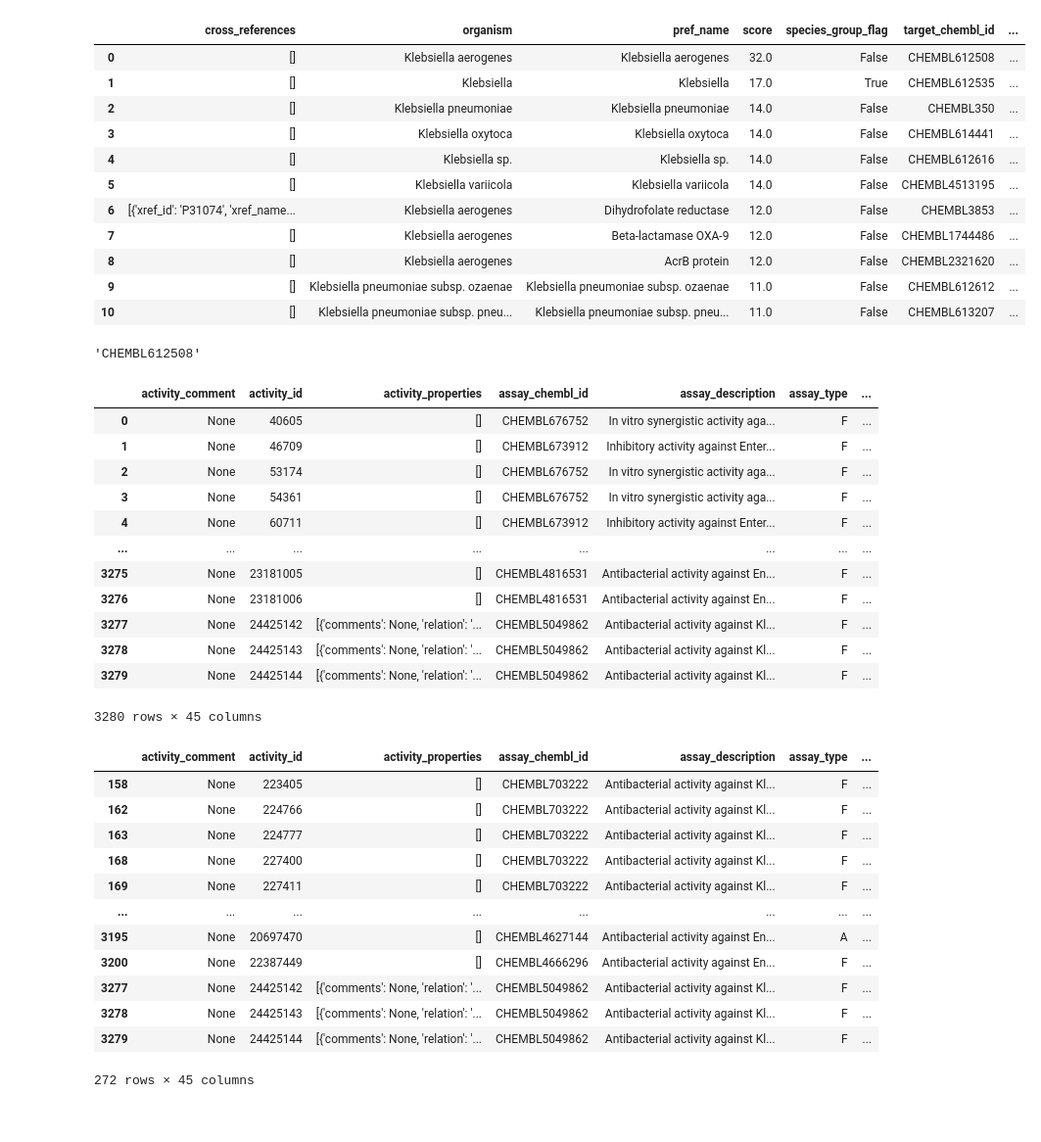
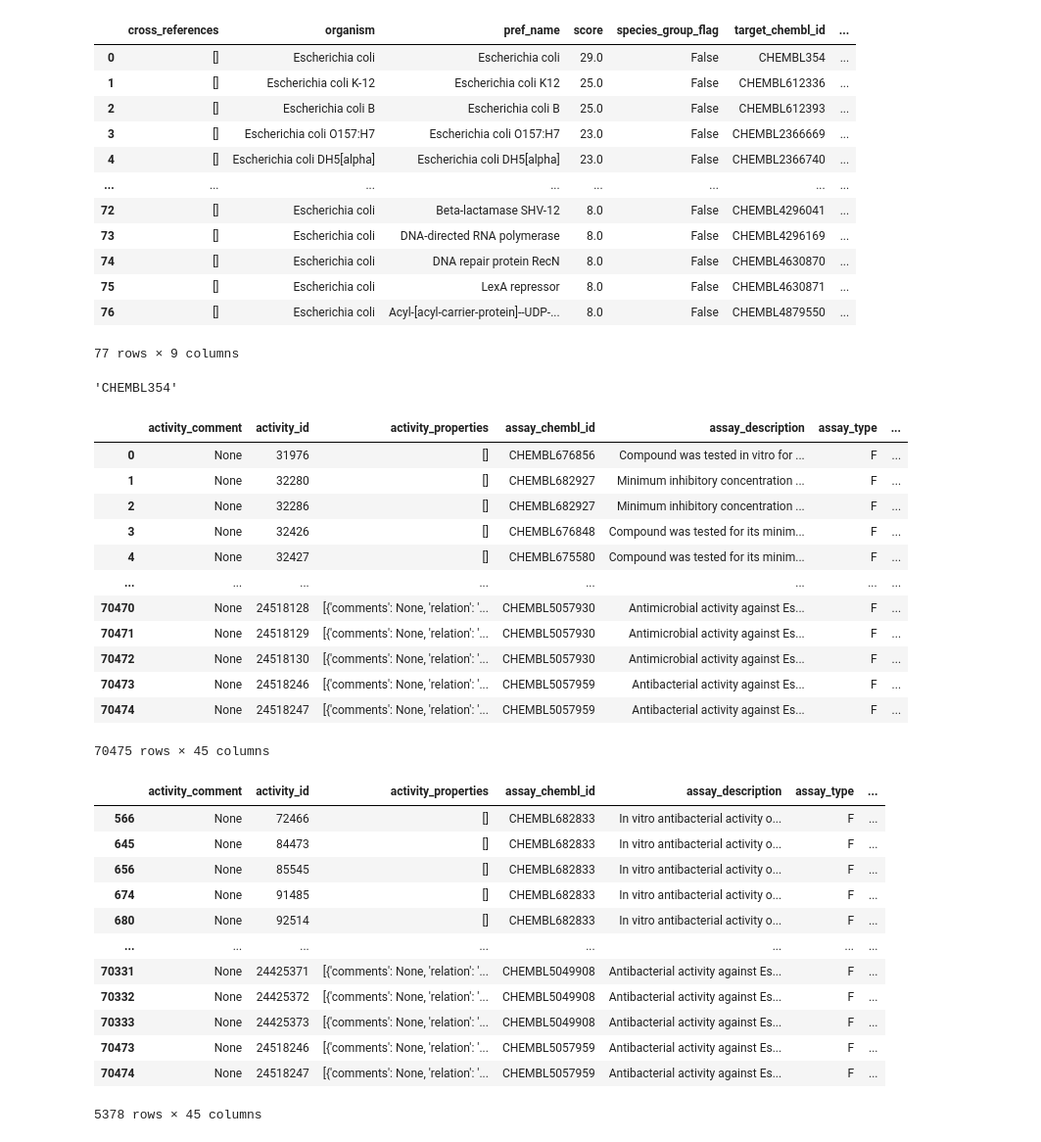
Before and after one commit to Jahan08/hERG-web-app, a Jupyter notebook: Retrieve-Data-AB-GN.ipynb, the cells around one changed output. Shown at 98% size. Cells and saved outputs as stored; diff of their text form; code cells hidden in the pictures.

```diff
--- a/Retrieve-Data-AB-GN.ipynb
+++ b/Retrieve-Data-AB-GN.ipynb
@@ -25,27 +25,28 @@ import pandas as pd
 from chembl_webresource_client.new_client import new_client
 # %%
 target = new_client.target
-target_query = target.search('Klebsiella aerogenes')
+target_query = target.search('Escherichia coli')
 targets = pd.DataFrame.from_dict(target_query)
 targets
 # %% [output]
 |  | cross_references | organism | pref_name | score | species_group_flag | target_chembl_id | ... |
-| 0 | [] | Klebsiella aerogenes | Klebsiella aerogenes | 32.0 | False | CHEMBL612508 | ... |
-| 1 | [] | Klebsiella | Klebsiella | 17.0 | True | CHEMBL612535 | ... |
-| 2 | [] | Klebsiella pneumoniae | Klebsiella pneumoniae | 14.0 | False | CHEMBL350 | ... |
-| 3 | [] | Klebsiella oxytoca | Klebsiella oxytoca | 14.0 | False | CHEMBL614441 | ... |
-| 4 | [] | Klebsiella sp. | Klebsiella sp. | 14.0 | False | CHEMBL612616 | ... |
-| 5 | [] | Klebsiella variicola | Klebsiella variicola | 14.0 | False | CHEMBL4513195 | ... |
-| 6 | [{'xref_id': 'P31074', 'xref_name... | Klebsiella aerogenes | Dihydrofolate reductase | 12.0 | False | CHEMBL3853 | ... |
-| 7 | [] | Klebsiella aerogenes | Beta-lactamase OXA-9 | 12.0 | False | CHEMBL1744486 | ... |
-| 8 | [] | Klebsiella aerogenes | AcrB protein | 12.0 | False | CHEMBL2321620 | ... |
-| 9 | [] | Klebsiella pneumoniae subsp. ozaenae | Klebsiella pneumoniae subsp. ozaenae | 11.0 | False | CHEMBL612612 | ... |
-| 10 | [] | Klebsiella pneumoniae subsp. pneu... | Klebsiella pneumoniae subsp. pneu... | 11.0 | False | CHEMBL613207 | ... |
+| 0 | [] | Escherichia coli | Escherichia coli | 29.0 | False | CHEMBL354 | ... |
+| 1 | [] | Escherichia coli K-12 | Escherichia coli K12 | 25.0 | False | CHEMBL612336 | ... |
+| 2 | [] | Escherichia coli B | Escherichia coli B | 25.0 | False | CHEMBL612393 | ... |
+| 3 | [] | Escherichia coli O157:H7 | Escherichia coli O157:H7 | 23.0 | False | CHEMBL2366669 | ... |
+| 4 | [] | Escherichia coli DH5[alpha] | Escherichia coli DH5[alpha] | 23.0 | False | CHEMBL2366740 | ... |
+| ... | ... | ... | ... | ... | ... | ... | ... |
+| 72 | [] | Escherichia coli | Beta-lactamase SHV-12 | 8.0 | False | CHEMBL4296041 | ... |
+| 73 | [] | Escherichia coli | DNA-directed RNA polymerase | 8.0 | False | CHEMBL4296169 | ... |
+| 74 | [] | Escherichia coli | DNA repair protein RecN | 8.0 | False | CHEMBL4630870 | ... |
+| 75 | [] | Escherichia coli | LexA repressor | 8.0 | False | CHEMBL4630871 | ... |
+| 76 | [] | Escherichia coli | Acyl-[acyl-carrier-protein]--UDP-... | 8.0 | False | CHEMBL4879550 | ... |
+77 rows × 9 columns
 # %%
 selected_target = targets.target_chembl_id[0]
 selected_target
 # %% [output]
-'CHEMBL612508'
+'CHEMBL354'
 # %%
 activity = new_client.activity
 res = activity.filter(target_chembl_id=selected_target).filter(standard_type="MIC")
@@ -54,18 +55,18 @@ df = pd.DataFrame.from_dict(res)
 df
 # %% [output]
 |  | activity_comment | activity_id | activity_properties | assay_chembl_id | assay_description | assay_type | ... |
-| 0 | None | 40605 | [] | CHEMBL676752 | In vitro synergistic activity aga... | F | ... |
-| 1 | None | 46709 | [] | CHEMBL673912 | Inhibitory activity against Enter... | F | ... |
-| 2 | None | 53174 | [] | CHEMBL676752 | In vitro synergistic activity aga... | F | ... |
-| 3 | None | 54361 | [] | CHEMBL676752 | In vitro synergistic activity aga... | F | ... |
-| 4 | None | 60711 | [] | CHEMBL673912 | Inhibitory activity against Enter... | F | ... |
+| 0 | None | 31976 | [] | CHEMBL676856 | Compound was tested in vitro for ... | F | ... |
+| 1 | None | 32280 | [] | CHEMBL682927 | Minimum inhibitory concentration ... | F | ... |
+| 2 | None | 32286 | [] | CHEMBL682927 | Minimum inhibitory concentration ... | F | ... |
+| 3 | None | 32426 | [] | CHEMBL676848 | Compound was tested for its minim... | F | ... |
+| 4 | None | 32427 | [] | CHEMBL675580 | Compound was tested for its minim... | F | ... |
 | ... | ... | ... | ... | ... | ... | ... | ... |
-| 3275 | None | 23181005 | [] | CHEMBL4816531 | Antibacterial activity against En... | F | ... |
-| 3276 | None | 23181006 | [] | CHEMBL4816531 | Antibacterial activity against En... | F | ... |
-| 3277 | None | 24425142 | [{'comments': None, 'relation': '... | CHEMBL5049862 | Antibacterial activity against Kl... | F | ... |
-| 3278 | None | 24425143 | [{'comments': None, 'relation': '... | CHEMBL5049862 | Antibacterial activity against Kl... | F | ... |
-| 3279 | None | 24425144 | [{'comments': None, 'relation': '... | CHEMBL5049862 | Antibacterial activity against Kl... | F | ... |
+| 70470 | None | 24518128 | [{'comments': None, 'relation': '... | CHEMBL5057930 | Antimicrobial activity against Es... | F | ... |
+| 70471 | None | 24518129 | [{'comments': None, 'relation': '... | CHEMBL5057930 | Antimicrobial activity against Es... | F | ... |
+| 70472 | None | 24518130 | [{'comments': None, 'relation': '... | CHEMBL5057930 | Antimicrobial activity against Es... | F | ... |
+| 70473 | None | 24518246 | [{'comments': None, 'relation': '... | CHEMBL5057959 | Antibacterial activity against Es... | F | ... |
+| 70474 | None | 24518247 | [{'comments': None, 'relation': '... | CHEMBL5057959 | Antibacterial activity against Es... | F | ... |
-3280 rows × 45 columns
+70475 rows × 45 columns
 # %%
 # considering nM unit for MIC
 #df = df[(df['standard_type'] == 'GI50')]
@@ -78,18 +79,18 @@ df = df[df.standard_value.notna()]
 df
 # %% [output]
 |  | activity_comment | activity_id | activity_properties | assay_chembl_id | assay_description | assay_type | ... |
-| 158 | None | 223405 | [] | CHEMBL703222 | Antibacterial activity against Kl... | F | ... |
-| 162 | None | 224766 | [] | CHEMBL703222 | Antibacterial activity against Kl... | F | ... |
-| 163 | None | 224777 | [] | CHEMBL703222 | Antibacterial activity against Kl... | F | ... |
-| 168 | None | 227400 | [] | CHEMBL703222 | Antibacterial activity against Kl... | F | ... |
-| 169 | None | 227411 | [] | CHEMBL703222 | Antibacterial activity against Kl... | F | ... |
+| 566 | None | 72466 | [] | CHEMBL682833 | In vitro antibacterial activity o... | F | ... |
+| 645 | None | 84473 | [] | CHEMBL682833 | In vitro antibacterial activity o... | F | ... |
+| 656 | None | 85545 | [] | CHEMBL682833 | In vitro antibacterial activity o... | F | ... |
+| 674 | None | 91485 | [] | CHEMBL682833 | In vitro antibacterial activity o... | F | ... |
+| 680 | None | 92514 | [] | CHEMBL682833 | In vitro antibacterial activity o... | F | ... |
 | ... | ... | ... | ... | ... | ... | ... | ... |
-| 3195 | None | 20697470 | [] | CHEMBL4627144 | Antibacterial activity against En... | A | ... |
-| 3200 | None | 22387449 | [] | CHEMBL4666296 | Antibacterial activity against En... | F | ... |
-| 3277 | None | 24425142 | [{'comments': None, 'relation': '... | CHEMBL5049862 | Antibacterial activity against Kl... | F | ... |
-| 3278 | None | 24425143 | [{'comments': None, 'relation': '... | CHEMBL5049862 | Antibacterial activity against Kl... | F | ... |
-| 3279 | None | 24425144 | [{'comments': None, 'relation': '... | CHEMBL5049862 | Antibacterial activity against Kl... | F | ... |
+| 70331 | None | 24425371 | [{'comments': None, 'relation': '... | CHEMBL5049908 | Antibacterial activity against Es... | F | ... |
+| 70332 | None | 24425372 | [{'comments': None, 'relation': '... | CHEMBL5049908 | Antibacterial activity against Es... | F | ... |
+| 70333 | None | 24425373 | [{'comments': None, 'relation': '... | CHEMBL5049908 | Antibacterial activity against Es... | F | ... |
+| 70473 | None | 24518246 | [{'comments': None, 'relation': '... | CHEMBL5057959 | Antibacterial activity against Es... | F | ... |
+| 70474 | None | 24518247 | [{'comments': None, 'relation': '... | CHEMBL5057959 | Antibacterial activity against Es... | F | ... |
-272 rows × 45 columns
+5378 rows × 45 columns
 # %%
 fix = []
 
```
Also changed, not shown: parts of 4 cells of this notebook.
